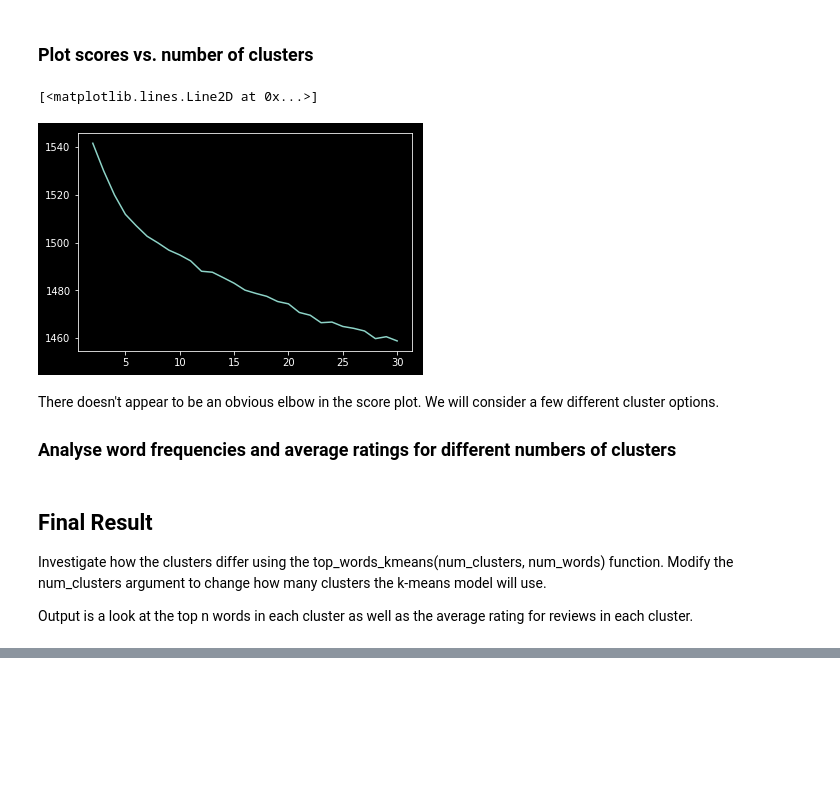
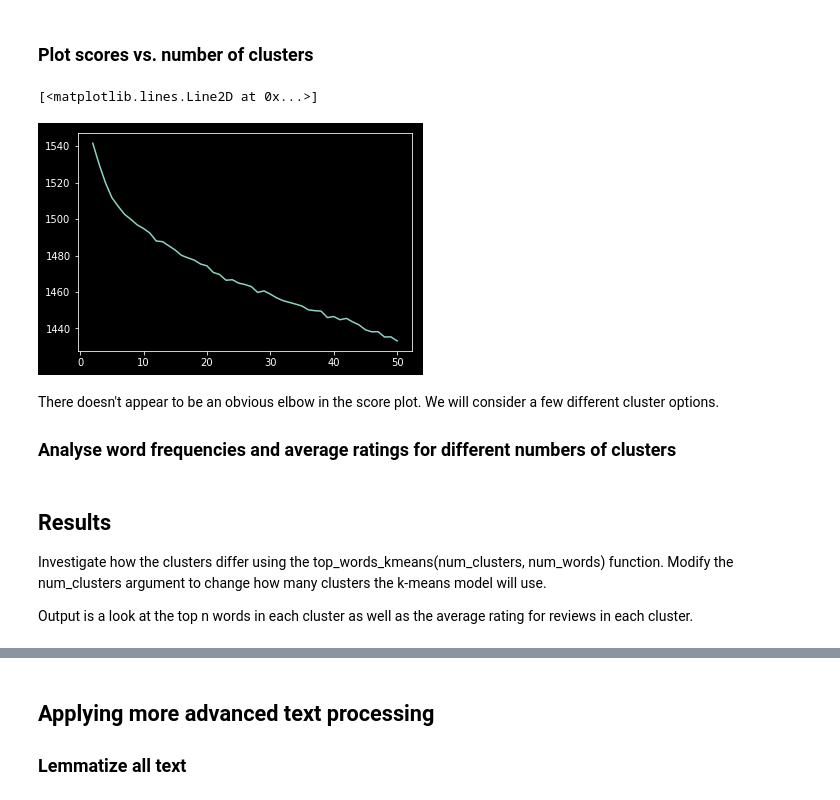
Before and after one commit to yanchenm/la-fitness-analysis, a Jupyter notebook: kmeans.ipynb, the cells around one changed output, grey strips where cells are left out. Saved outputs shown, nothing was run; the diff lists cells and outputs as text; code cells hidden in the pictures; blank space fills up the shorter version.

```diff
--- a/kmeans.ipynb
+++ b/kmeans.ipynb
@@ -119,8 +120,9 @@ if use_saved_kmeans and os.path.isfile('./models/kmeans'):
 
 else:
     kmeans = []
+    start = time.time()
 
-    for i in range(2, 31):
+    for i in range(2, 51):
         kmeans.append(KMeans(n_clusters=i, init='k-means++',
                              random_state=0, n_jobs=-1).fit(tfidf))
 
@@ -129,6 +131,9 @@ else:
     with open('./models/kmeans', 'wb') as f:
         pickle.dump(kmeans, f)
         print('Saved kmeans to file.')
+
+    end = time.time()
+    print('Time elapsed: {:.3f}'.format(end - start))
 # %% [output]
 Loaded kmeans from file.
 # %% [markdown]
@@ -136,16 +141,16 @@ Loaded kmeans from file.
 # %%
 scores = []
 
 for run in kmeans:
     scores.append(run.inertia_)
 
 fig = plt.figure()
 ax = plt.axes()
 
-ax.plot(list(range(2, 31)), scores)
+ax.plot(list(range(2, 51)), scores)
 # %% [output]
 [<matplotlib.lines.Line2D at 0x...>]
-[figure, old version]
+[figure, new version]
 # %% [markdown]
  There doesn't appear to be an obvious elbow in the score plot. We will
  consider a few different cluster options.
@@ -181,7 +186,7 @@ def top_words_kmeans(num_clusters, num_words):
             i, cluster_rating.iloc[i]['rating']))
         print(top_words)
 # %% [markdown]
- ## Final Result
+ ## Results
  Investigate how the clusters differ using the
  top_words_kmeans(num_clusters, num_words) function. Modify the
  num_clusters argument to change how many clusters the k-means
@@ -209,3 +214,7 @@ Top words for cluster 28 (average rating 1.000):
 personal, training, trainers, trainer, month, don, sessions, use, contract, sign
 Top words for cluster 29 (average rating 1.035):
 cancel, membership, told, form, cancellation, month, mail, gym, cancelled, phone
+# %% [markdown]
+ ## Applying more advanced text processing
+
+ ### Lemmatize all text
```
Also changed, not shown: parts of 15 cells of this notebook, 4 other files.
